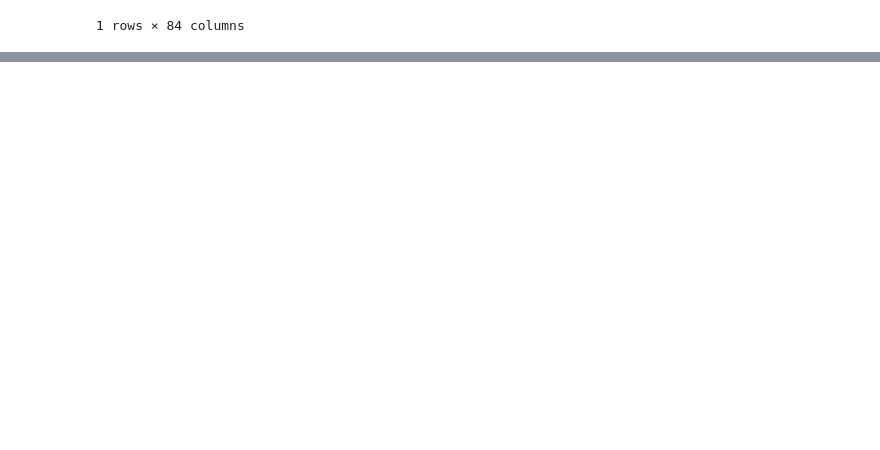
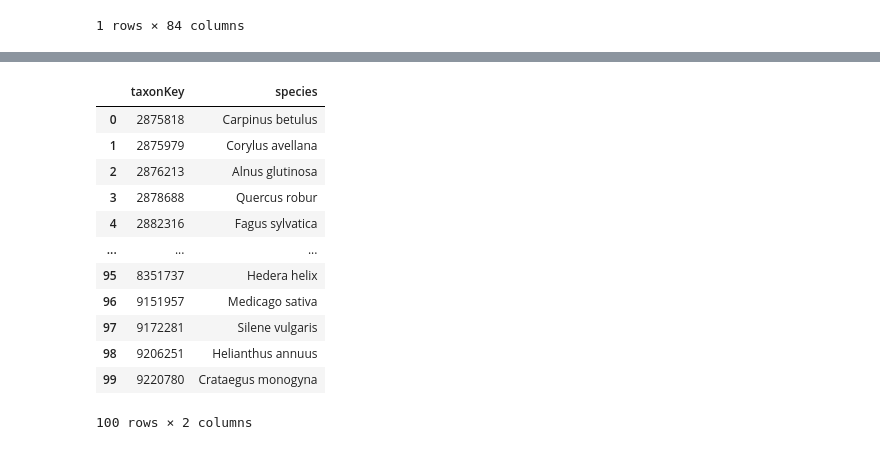
Before and after one commit to TmtStss/biodiversipy, a Jupyter notebook: notebooks/test_model_MVK.ipynb, the cells around one changed output, grey strips where cells are left out. Drawn from its saved outputs; the diff is of its cells as text; code cells hidden in the pictures; blank space fills up the shorter version.

```diff
--- a/notebooks/test_model_MVK.ipynb
+++ b/notebooks/test_model_MVK.ipynb
@@ -763,0 +913,17 @@ coords_feat[(coords_feat['latitude'] == 51.532429) & (coords_feat['longitude'] =
+# %%
+target_names = pd.read_csv('../raw_data/gbif/occurrences_100k_top100/target_names_100k_top100.csv')
+target_names
+# %% [output]
+|  | taxonKey | species |
+| 0 | 2875818 | Carpinus betulus |
+| 1 | 2875979 | Corylus avellana |
+| 2 | 2876213 | Alnus glutinosa |
+| 3 | 2878688 | Quercus robur |
+| 4 | 2882316 | Fagus sylvatica |
+| ... | ... | ... |
+| 95 | 8351737 | Hedera helix |
+| 96 | 9151957 | Medicago sativa |
+| 97 | 9172281 | Silene vulgaris |
+| 98 | 9206251 | Helianthus annuus |
+| 99 | 9220780 | Crataegus monogyna |
+100 rows × 2 columns
```
Also changed, not shown: parts of 31 cells of this notebook, 2 other files.
